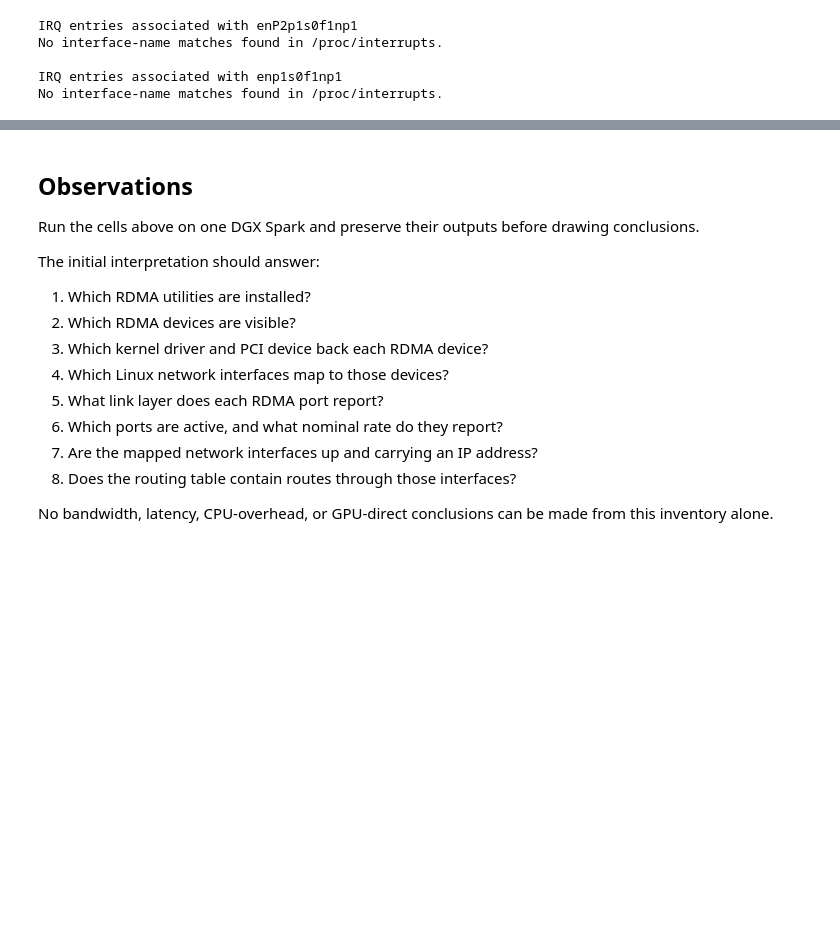
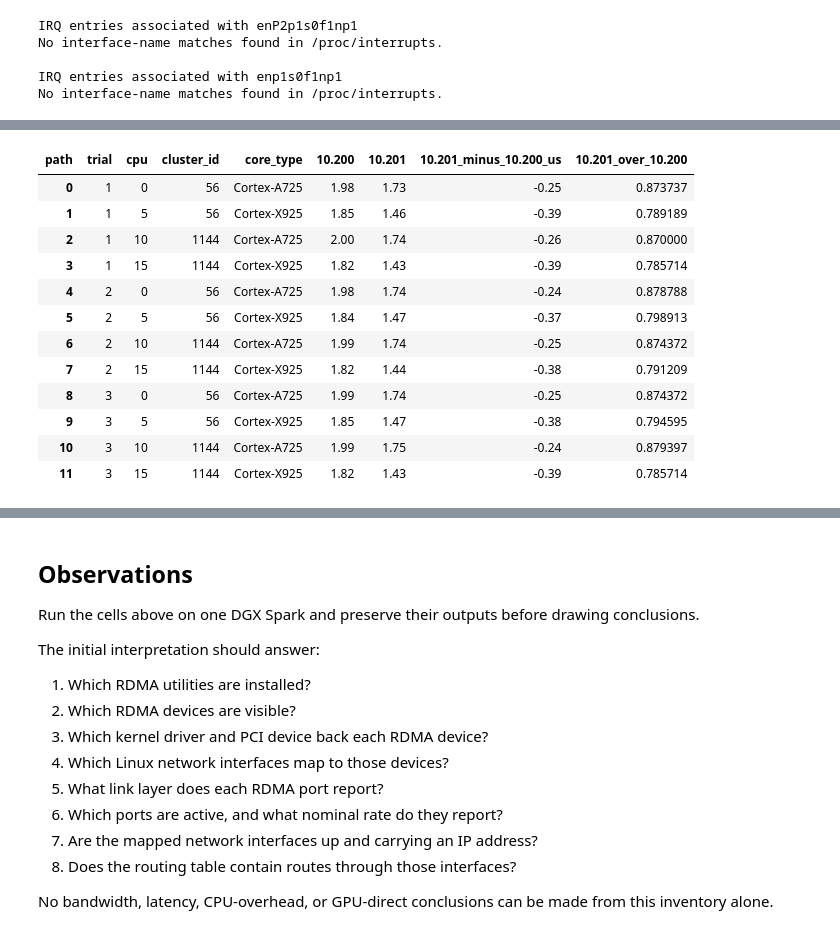
Before and after one commit to coert/dgx-spark-lab, a Jupyter notebook: experiments/00-foundations/09-rdma-fundamentals.ipynb, the cells around one changed output, grey strips where cells are left out. Saved outputs shown, nothing was run; the diff lists cells and outputs as text; code cells hidden in the pictures; blank space fills up the shorter version.

```diff
--- a/experiments/00-foundations/09-rdma-fundamentals.ipynb
+++ b/experiments/00-foundations/09-rdma-fundamentals.ipynb
@@ -1227,0 +1423,29 @@ No interface-name matches found in /proc/interrupts.
+# %%
+cpu_path_pairs_df = cpu_latency_results_df.pivot(
+    index=["trial", "cpu", "cluster_id", "core_type"],
+    columns="path",
+    values="average_us",
+).reset_index()
+
+cpu_path_pairs_df["10.201_minus_10.200_us"] = (
+    cpu_path_pairs_df["10.201"] - cpu_path_pairs_df["10.200"]
+)
+cpu_path_pairs_df["10.201_over_10.200"] = (
+    cpu_path_pairs_df["10.201"] / cpu_path_pairs_df["10.200"]
+)
+
+display(cpu_path_pairs_df)
+# %% [output]
+| path | trial | cpu | cluster_id | core_type | 10.200 | 10.201 | 10.201_minus_10.200_us | 10.201_over_10.200 |
+| 0 | 1 | 0 | 56 | Cortex-A725 | 1.98 | 1.73 | -0.25 | 0.873737 |
+| 1 | 1 | 5 | 56 | Cortex-X925 | 1.85 | 1.46 | -0.39 | 0.789189 |
+| 2 | 1 | 10 | 1144 | Cortex-A725 | 2.00 | 1.74 | -0.26 | 0.870000 |
+| 3 | 1 | 15 | 1144 | Cortex-X925 | 1.82 | 1.43 | -0.39 | 0.785714 |
+| 4 | 2 | 0 | 56 | Cortex-A725 | 1.98 | 1.74 | -0.24 | 0.878788 |
+| 5 | 2 | 5 | 56 | Cortex-X925 | 1.84 | 1.47 | -0.37 | 0.798913 |
+| 6 | 2 | 10 | 1144 | Cortex-A725 | 1.99 | 1.74 | -0.25 | 0.874372 |
+| 7 | 2 | 15 | 1144 | Cortex-X925 | 1.82 | 1.44 | -0.38 | 0.791209 |
+| 8 | 3 | 0 | 56 | Cortex-A725 | 1.99 | 1.74 | -0.25 | 0.874372 |
+| 9 | 3 | 5 | 56 | Cortex-X925 | 1.85 | 1.47 | -0.38 | 0.794595 |
+| 10 | 3 | 10 | 1144 | Cortex-A725 | 1.99 | 1.75 | -0.24 | 0.879397 |
+| 11 | 3 | 15 | 1144 | Cortex-X925 | 1.82 | 1.43 | -0.39 | 0.785714 |
```
Also changed, not shown: parts of 7 cells of this notebook.
